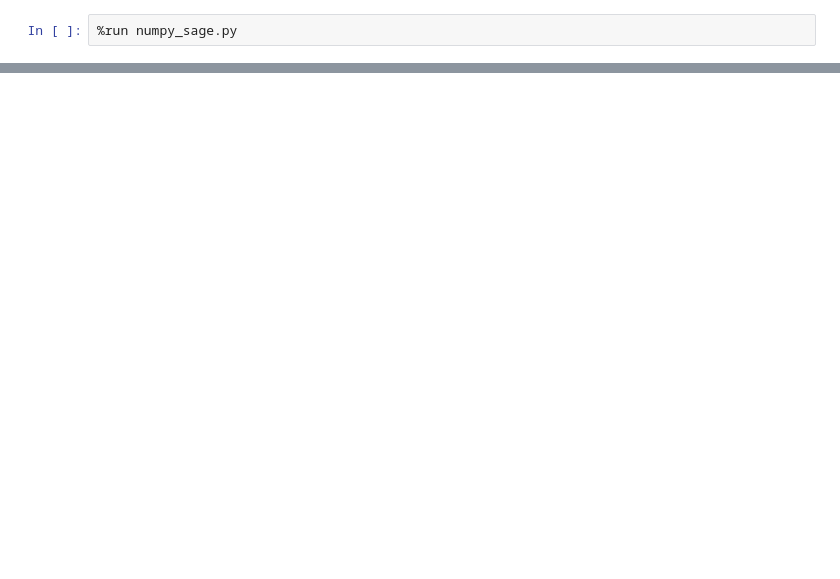
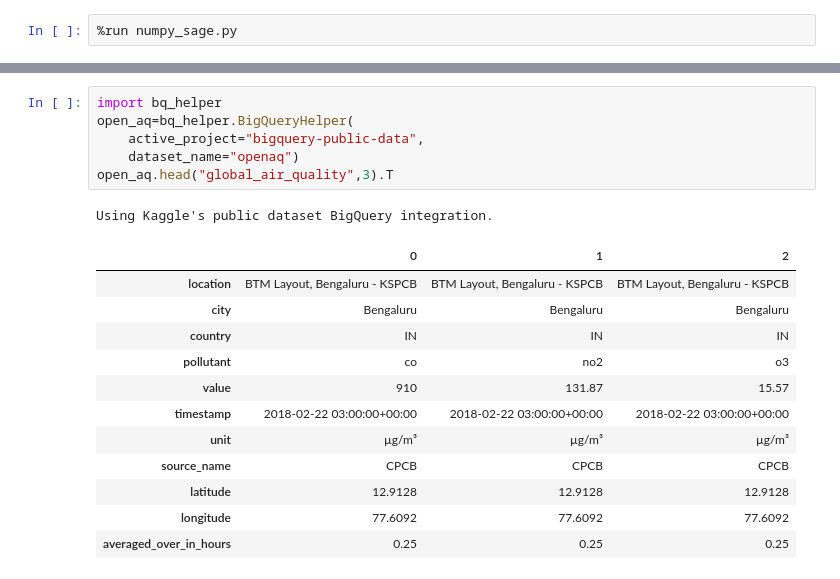
Before and after one commit to OlgaBelitskaya/data_kitchen, a Jupyter notebook: recipe-writing-2.ipynb, the cells around one changed output, grey strips where cells are left out. Drawn from its saved outputs; the diff is of its cells as text; blank space fills up the shorter version.

```diff
--- a/recipe-writing-2.ipynb
+++ b/recipe-writing-2.ipynb
@@ -88,0 +103,20 @@ sage_list_plot_min(np.random.rand(3,15),
+# %%
+import bq_helper
+open_aq=bq_helper.BigQueryHelper(
+    active_project="bigquery-public-data",
+    dataset_name="openaq")
+open_aq.head("global_air_quality",3).T
+# %% [output]
+Using Kaggle's public dataset BigQuery integration.
+|  | 0 | 1 | 2 |
+| location | BTM Layout, Bengaluru - KSPCB | BTM Layout, Bengaluru - KSPCB | BTM Layout, Bengaluru - KSPCB |
+| city | Bengaluru | Bengaluru | Bengaluru |
+| country | IN | IN | IN |
+| pollutant | co | no2 | o3 |
+| value | 910 | 131.87 | 15.57 |
+| timestamp | 2018-02-22 03:00:00+00:00 | 2018-02-22 03:00:00+00:00 | 2018-02-22 03:00:00+00:00 |
+| unit | µg/m³ | µg/m³ | µg/m³ |
+| source_name | CPCB | CPCB | CPCB |
+| latitude | 12.9128 | 12.9128 | 12.9128 |
+| longitude | 77.6092 | 77.6092 | 77.6092 |
+| averaged_over_in_hours | 0.25 | 0.25 | 0.25 |
```
Also changed, not shown: parts of 15 cells of this notebook, 1 other file.
